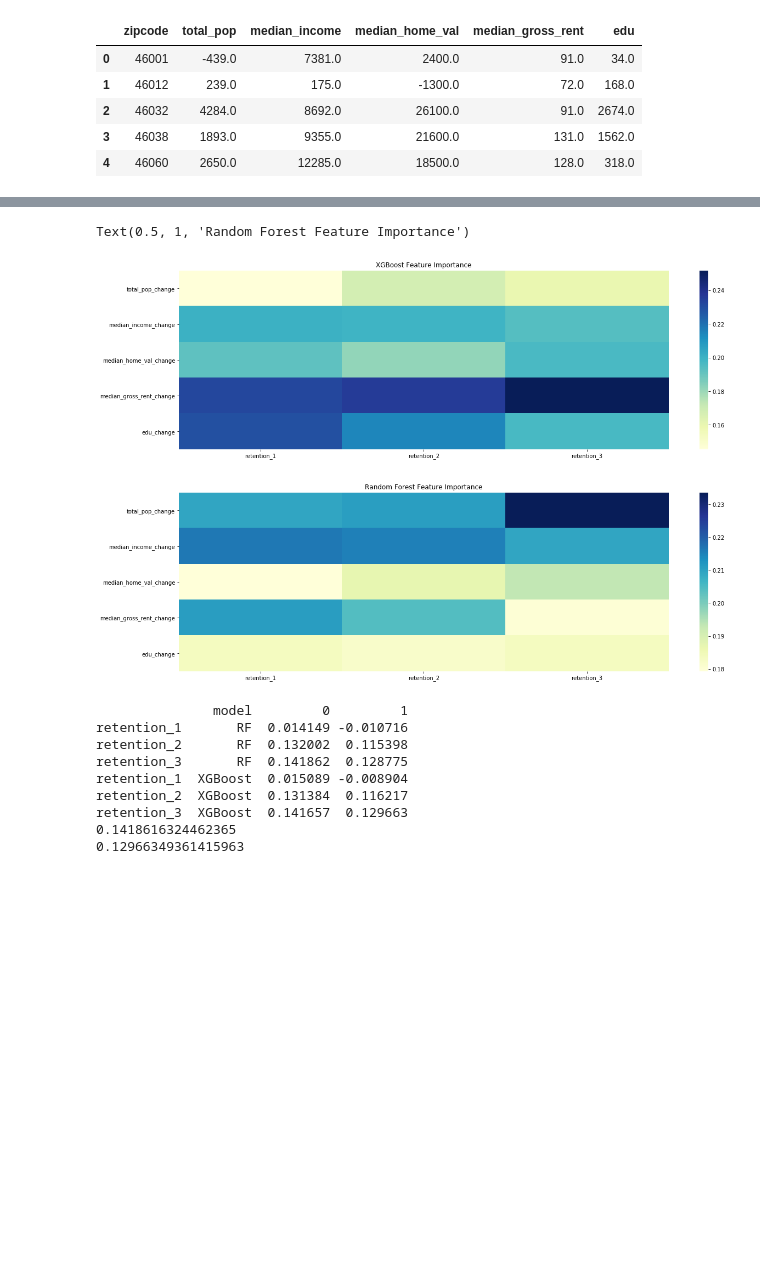
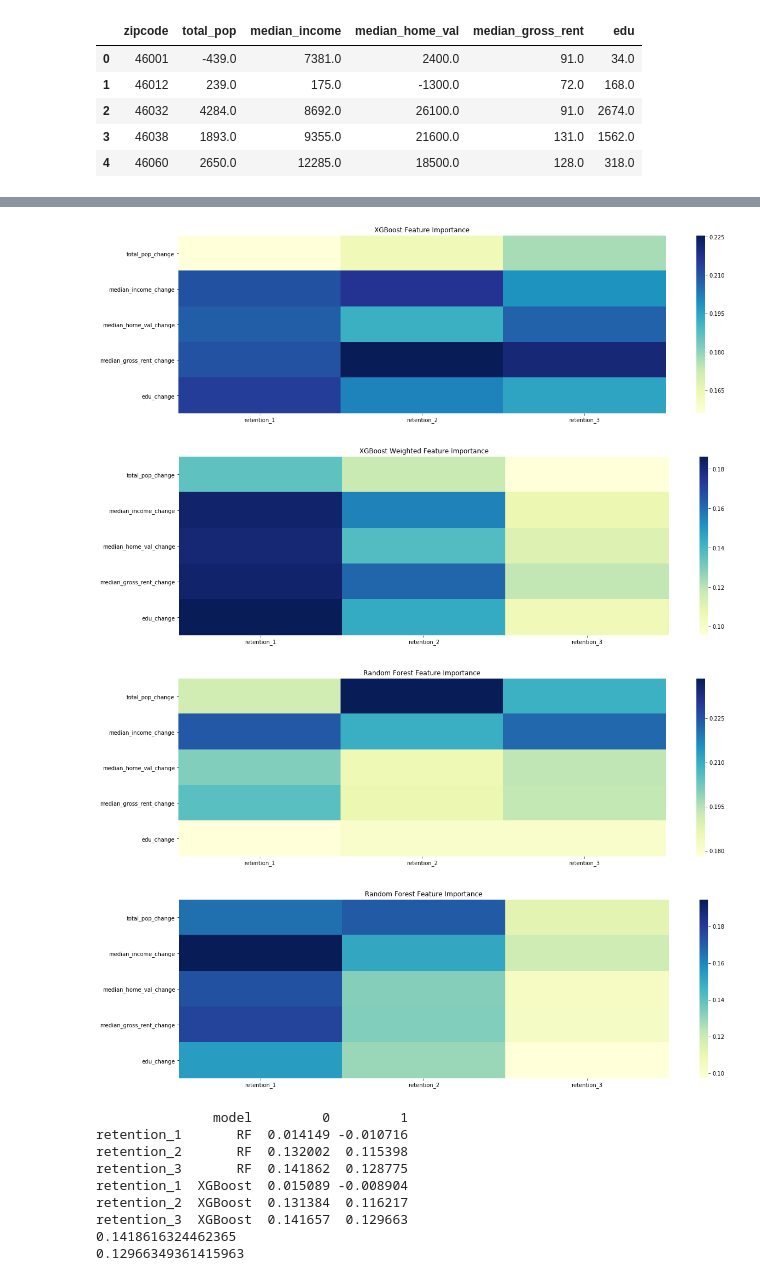
Before and after one commit to nsubbaian/Grameen_America-Data-Science-for-Social-Good, a Jupyter notebook: Midterm Website/Nick/featureMap_Gentrification.ipynb, the cells around one changed output, grey strips where cells are left out. Cells and saved outputs as stored; diff of their text form; code cells hidden in the pictures; blank space fills up the shorter version.

Commit message:
weighted feature importance

```diff
--- a/Midterm Website/Nick/featureMap_Gentrification.ipynb
+++ b/Midterm Website/Nick/featureMap_Gentrification.ipynb
@@ -85,3 +86,5 @@ df_change.head()
 | 4 | 46060 | 2650.0 | 12285.0 | 18500.0 | 128.0 | 318.0 |
 # %%
 # df.to_parquet(fname='gentrification_df', compression=None)
+for target in y.columns:
+    print(target)
@@ -97,23 +105,27 @@ X = df[col_x]
 # Split train and test set
 X_train, X_test, y_train, y_test = train_test_split(X, y, test_size = 0.3, random_state = SEED)
 # %%
-SEED = 10
+
 
 # LASSO Regression
 lasso_model = dict()
 lasso_results = dict()
+lasso_matrix = dict()
 
 # SVM Regression
 svm_model = dict()
 svm_results = dict()
+svm_matrix = dict()
 
 # Random Forest Regression
 rf_model = dict()
 rf_results = dict()
+rf_matrix = dict()
 
 # XGBOOST Regression
 xgb_model = dict()
 xgb_results = dict()
+xgb_matrix = dict()
 
 models = ["RF", "XGB"]
 # models = ["LASSO","SVM", "RF", "XGB"]
@@ -133,7 +145,7 @@ for model in models:
             reg = RandomForestClassifier(random_state = SEED)
         elif model == "XGB":
 #             reg = xgb.XGBRegressor(objective ='reg:squarederror', scoring='r2', random_state = SEED)
-            reg = xgb.XGBRegressor(objective ='reg:squarederror', scoring='r2', random_state = SEED)
+            reg = xgb.XGBClassifier(objective ='reg:squarederror', scoring='r2', random_state = SEED)
 
         # train model
         reg.fit(X_train, y_train[target])
@@ -142,21 +154,27 @@ for model in models:
         # score the model
         train_score = reg.score(X_train, y_train[target])
         test_score = reg.score(X_test, y_test[target])
+        y_pred = reg.predict(X_test)
+        conf_matrix = confusion_matrix(y_test[target], y_pred)
         print(target, "Model Scored")
 
         # store results
         if model == "LASSO":
             lasso_model[target] = reg
             lasso_results[target] = (train_score, test_score)
+            lasso_matrix[target] = conf_matrix
         elif model == "SVM":
             svm_model[target] = reg
             svm_results[target] = (train_score, test_score)
+            svm_matrix[target] = conf_matrix
         elif model == "RF":
             rf_model[target] = reg
             rf_results[target] = (train_score, test_score)
+            rf_matrix[target] = conf_matrix
         elif model == "XGB":
             xgb_model[target] = reg
             xgb_results[target] = (train_score, test_score)
+            xgb_matrix[target] = conf_matrix
         print(target, "Results Stored")
 
 # gather all results into one data frame
@@ -212,26 +256,50 @@ To retain the current behavior and silence the warning, pass 'sort=True'.
 # %%
 feat_imp = [model.feature_importances_ for model in xgb_model.values()]
 feat_imp = pd.DataFrame(feat_imp, columns = X.columns)
 feat_imp.index = y.columns
 
 plt.figure(figsize=(20,6))
 heatmap(feat_imp.T, cmap="YlGnBu")
 plt.title('XGBoost Feature Importance')
+# plt.savefig("featimp_gent_XGB.png")
 # plt.savefig("featimp_gent_XGB_CLASSIFIER.png")
+
+# Weighted Feature Importance
+feat_imp_w = feat_imp.copy()
+for i in feat_imp_w.index:
+    feat_imp_w.loc[i] = feat_imp_w.loc[i] * float(result.loc[(result.index == i) & (result['model'] == 'XGBoost'), 1])
+plt.figure(figsize=(20,6))
+heatmap(feat_imp_w.T, cmap="YlGnBu")
+plt.title('XGBoost Weighted Feature Importance')
+plt.savefig("featimp_gent_XGB_weighted.png")
+plt.savefig("featimp_gent_XGB_CLASSIFIER_weighted.png")
+
+
 
 feat_imp = [model.feature_importances_ for model in rf_model.values()]
 feat_imp = pd.DataFrame(feat_imp, columns = X.columns)
 feat_imp.index = y.columns
 
 plt.figure(figsize=(20,6))
 heatmap(feat_imp.T, cmap="YlGnBu")
 plt.title('Random Forest Feature Importance')
+# plt.savefig("featimp_gent_RF.png")
+# plt.savefig("featimp_gent_RF_CLASSIFIER.png")
 
-# plt.savefig("featimp_gent_RF_CLASSIFIER.png")
+# Weighted Feature Importance
+feat_imp_w = feat_imp.copy()
+for i in feat_imp_w.index:
+    feat_imp_w.loc[i] = feat_imp_w.loc[i] * float(result.loc[(result.index == i) & (result['model'] == 'RF'), 1])
+plt.figure(figsize=(20,6))
+heatmap(feat_imp_w.T, cmap="YlGnBu")
+plt.title('Random Forest Feature Importance')
+plt.savefig("featimp_gent_RF_weighted.png")
+plt.savefig("featimp_gent_RF_CLASSIFIER_weighted.png")
 # %% [output]
-Text(0.5, 1, 'Random Forest Feature Importance')
-[figure, old version]
+[figure, new version]
-[figure, old version]
+[figure, new version]
+[figure, added]
+[figure, added]
 # %%
 print(result)
 print(max(result[0]))
```
Also changed, not shown: parts of 8 cells of this notebook.
